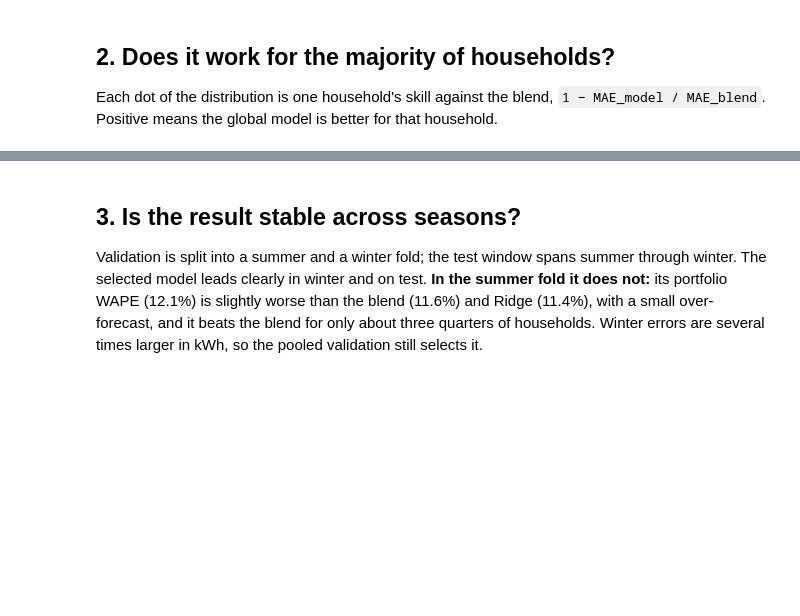
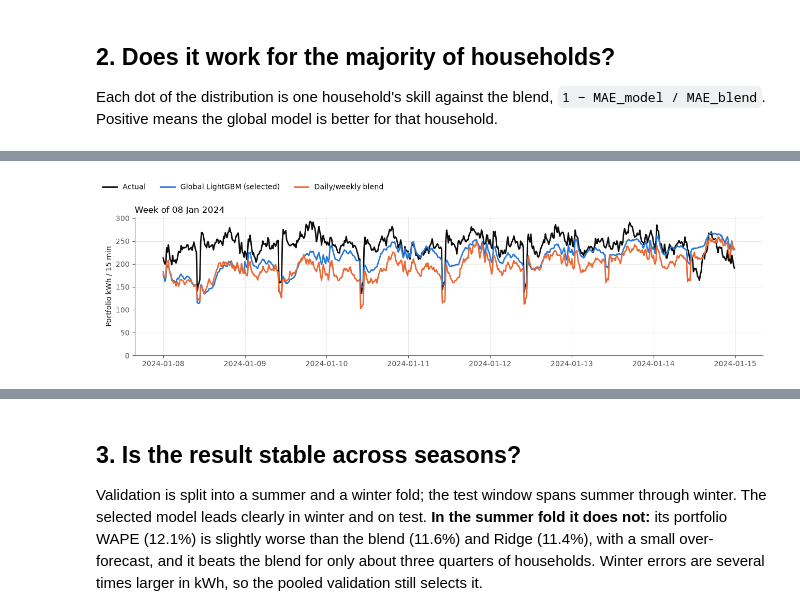
Before and after one commit to nicosquare/rwth_hackathon, a Jupyter notebook: notebooks/02_level0_day_ahead.ipynb, the cells around one changed output, grey strips where cells are left out. Saved outputs shown, nothing was run; the diff lists cells and outputs as text; code cells hidden in the pictures; blank space fills up the shorter version.

```diff
--- a/notebooks/02_level0_day_ahead.ipynb
+++ b/notebooks/02_level0_day_ahead.ipynb
@@ -119,0 +161,12 @@ Households where the blend is still better (smallest skill first):
+# %%
+start = picks["Typical winter day"].normalize() - pd.Timedelta(days=picks["Typical winter day"].weekday())
+week = port[(port.delivery_day >= start) & (port.delivery_day < start + pd.Timedelta(days=7))].copy()
+week["t"] = week.delivery_day + pd.to_timedelta((week.horizon_step - 1) * 15, unit="min")
+fig, ax = plt.subplots(figsize=(13, 3.8))
+draw(ax, week, week.t)
+ax.set(ylabel="Portfolio kWh / 15 min", ylim=(0, None), title=f"Week of {start:%d %b %Y}")
+ax.title.set_ha("left"); ax.title.set_x(0)
+fig.legend(*ax.get_legend_handles_labels(), frameon=False, loc="upper left", ncol=3)
+plt.tight_layout(rect=(0, 0, 1, .9)); plt.show()
+# %% [output]
+[figure, added]
```
Also changed, not shown: parts of 7 cells of this notebook, 9 other files.
